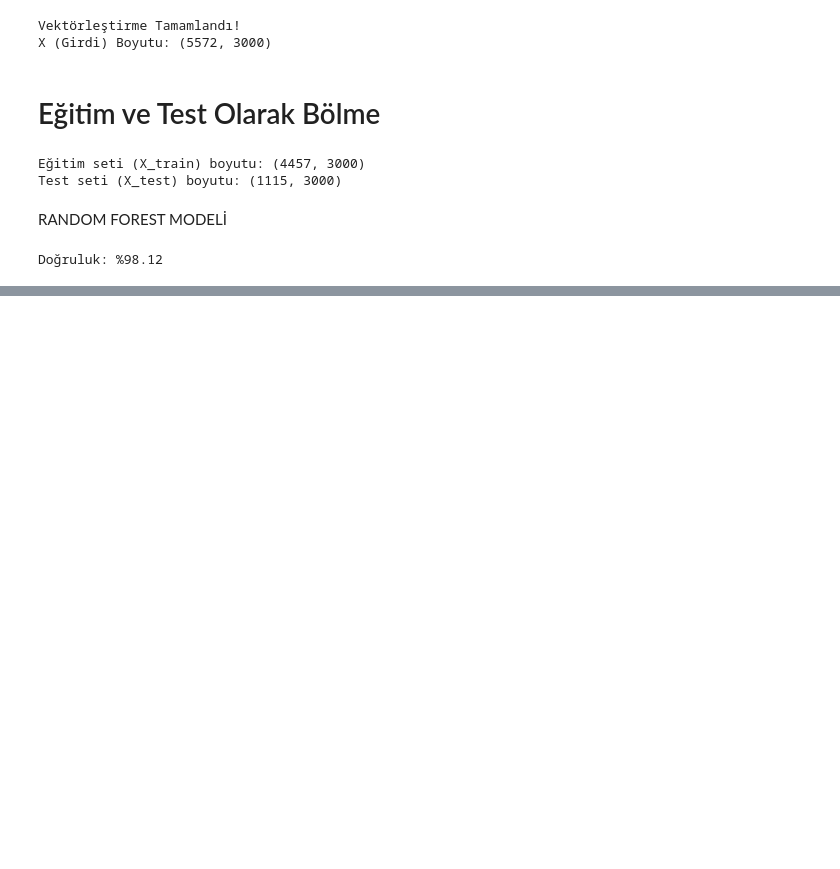
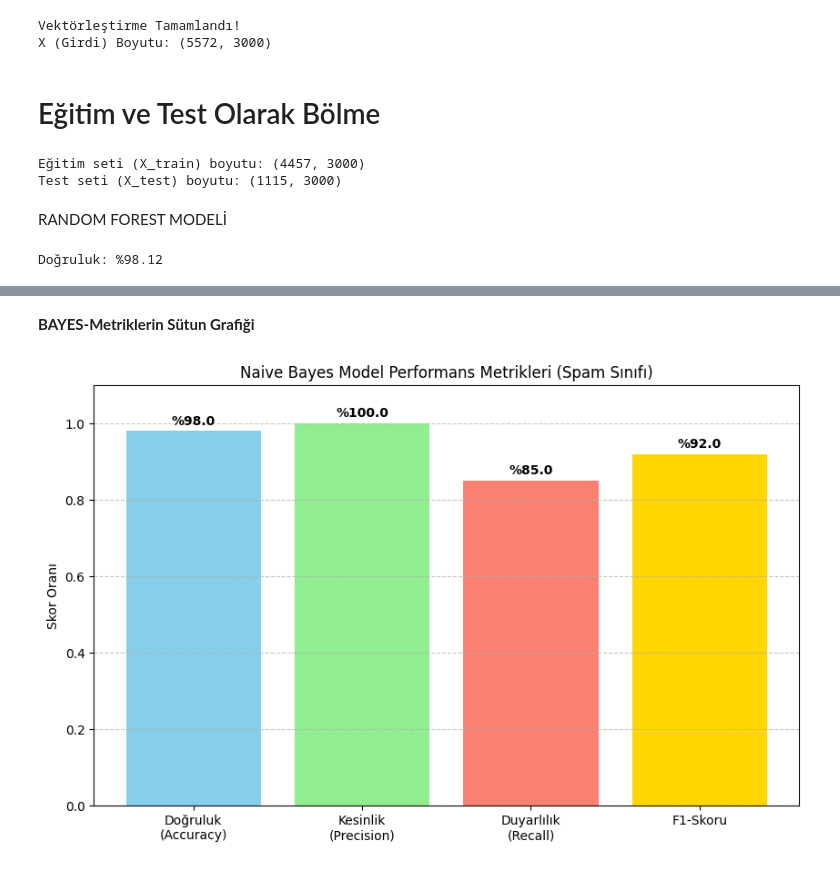
Before and after one commit to zeynepbykn/SMS_Spam_Tespiti_Proje, a Jupyter notebook: SMS_spam_veriBilimi_proje.ipynb, the cells around one changed output, grey strips where cells are left out. Cells and saved outputs as stored; diff of their text form; code cells hidden in the pictures; blank space fills up the shorter version.

Commit message:
Naive Bayes modeli ile veri seti eğitildi ve grafikleri çizdirildi.

```diff
--- a/SMS_spam_veriBilimi_proje.ipynb
+++ b/SMS_spam_veriBilimi_proje.ipynb
@@ -158,0 +194,30 @@ Doğruluk: %98.12
+# %% [markdown]
+**BAYES-Metriklerin Sütun Grafiği**
+# %%
+import matplotlib.pyplot as plt
+import numpy as np
+
+#  Metrik değerlerini bir listeye alıyoruz
+metrik_isimleri = ['Doğruluk\n(Accuracy)', 'Kesinlik\n(Precision)', 'Duyarlılık\n(Recall)', 'F1-Skoru']
+# Spam (1) sınıfına ait değerleri baz alıyoruz çünkü başarımızı o belirliyor
+metrik_degerleri = [0.98, 1.00, 0.85, 0.92]
+
+#  Grafik oluşturma
+plt.figure(figsize=(10, 6))
+renkler = ['skyblue', 'lightgreen', 'salmon', 'gold']
+barlar = plt.bar(metrik_isimleri, metrik_degerleri, color=renkler)
+
+#  Grafik üzerine değerleri (yüzdeleri) yazdıralım
+for bar in barlar:
+    yval = bar.get_height()
+    plt.text(bar.get_x() + bar.get_width()/2, yval + 0.01, f'%{yval*100:.1f}', ha='center', va='bottom', fontweight='bold')
+
+#  Grafik süslemeleri
+plt.ylim(0, 1.1) # Üst sınırı biraz boş bırakalım ki sayılar görünsün
+plt.ylabel('Skor Oranı')
+plt.title('Naive Bayes Model Performans Metrikleri (Spam Sınıfı)')
+plt.grid(axis='y', linestyle='--', alpha=0.7)
+
+plt.show()
+# %% [output]
+[figure, added]
```
Also changed, not shown: parts of 8 cells of this notebook.
